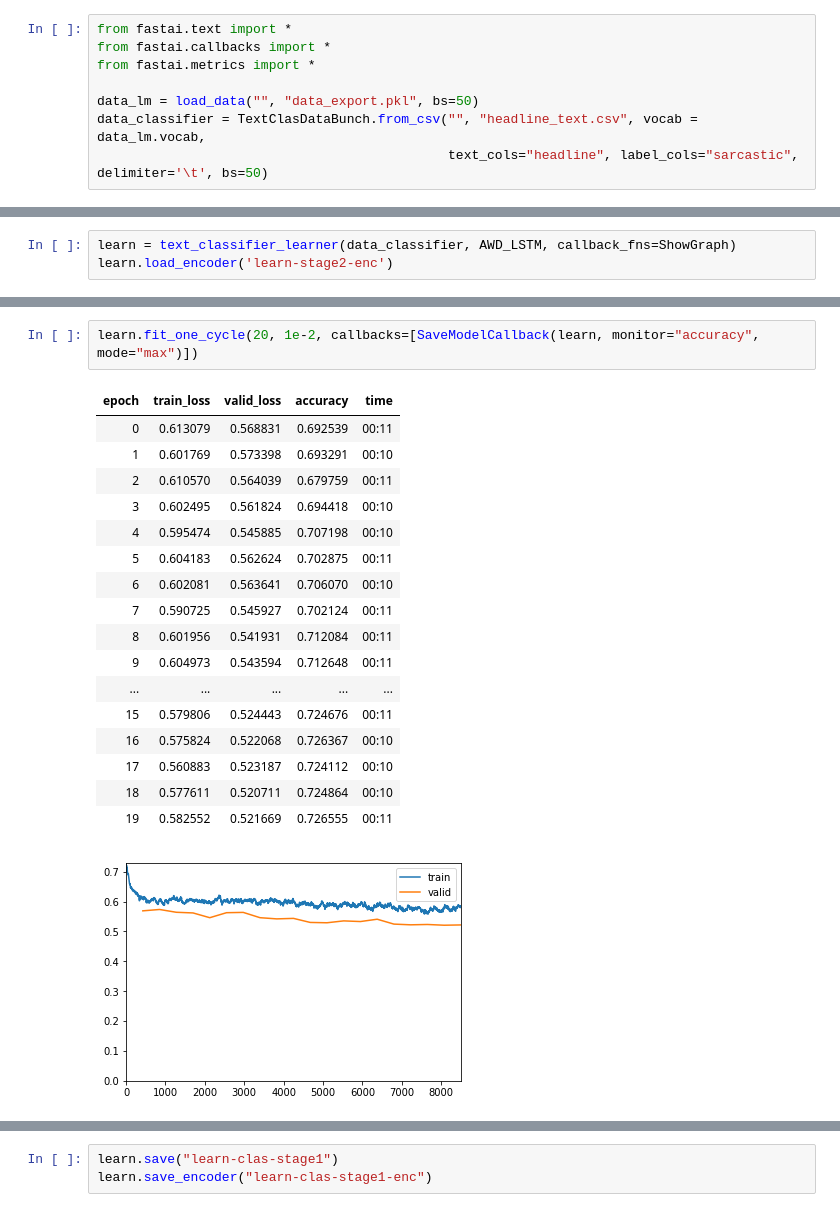
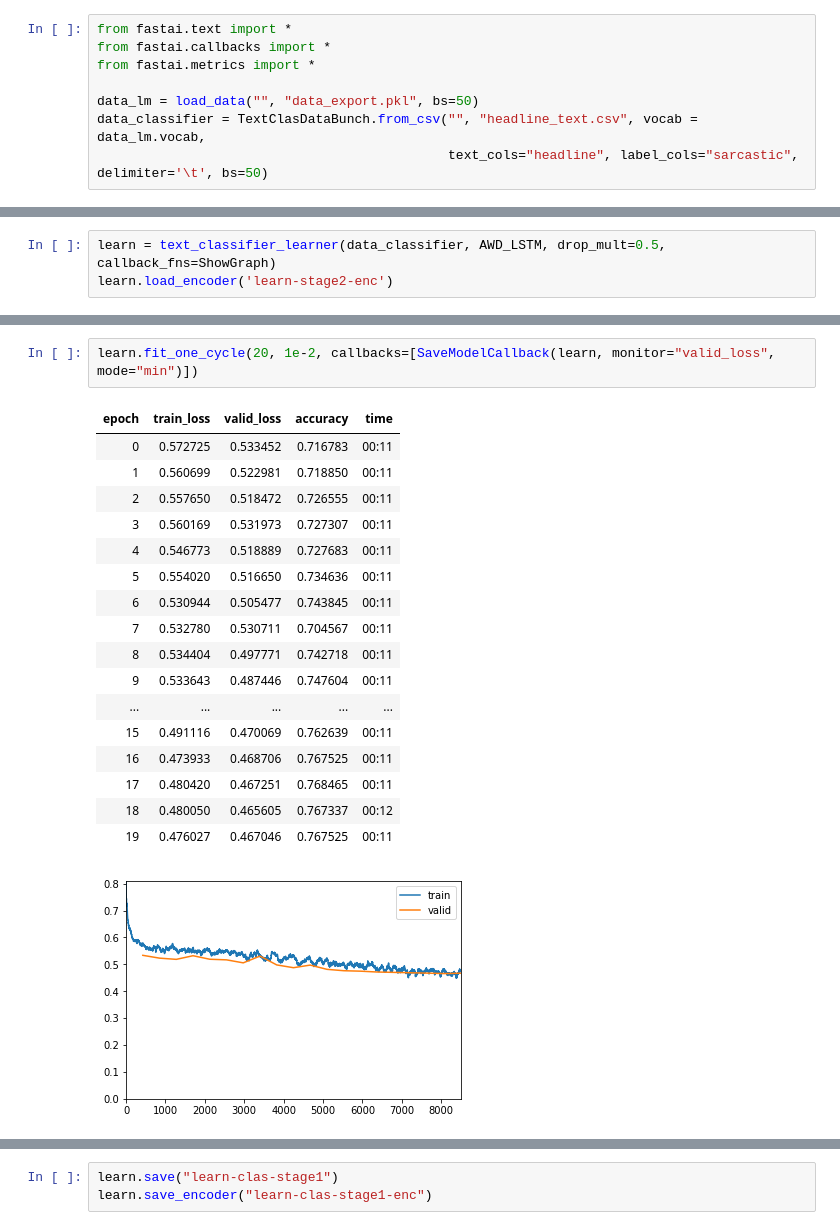
Before and after one commit to VicenteMoraes/SarcasmDetector, a Jupyter notebook: Classifier.ipynb, the cells around one changed output, grey strips where cells are left out. Drawn from its saved outputs; the diff is of its cells as text.

```diff
--- a/Classifier.ipynb
+++ b/Classifier.ipynb
@@ -33,5 +33,5 @@ data_classifier.show_batch()
 # %%
-learn = text_classifier_learner(data_classifier, AWD_LSTM, callback_fns=ShowGraph)
+learn = text_classifier_learner(data_classifier, AWD_LSTM, drop_mult=0.5, callback_fns=ShowGraph)
 learn.load_encoder('learn-stage2-enc')
 # %%
 learn.lr_find()
@@ -43,21 +43,21 @@ LR Finder is complete, type {learner_name}.recorder.plot() to see the graph.
 # %%
-learn.fit_one_cycle(20, 1e-2, callbacks=[SaveModelCallback(learn, monitor="accuracy", mode="max")])
+learn.fit_one_cycle(20, 1e-2, callbacks=[SaveModelCallback(learn, monitor="valid_loss", mode="min")])
 # %% [output]
 | epoch | train_loss | valid_loss | accuracy | time |
-| 0 | 0.613079 | 0.568831 | 0.692539 | 00:11 |
-| 1 | 0.601769 | 0.573398 | 0.693291 | 00:10 |
-| 2 | 0.610570 | 0.564039 | 0.679759 | 00:11 |
-| 3 | 0.602495 | 0.561824 | 0.694418 | 00:10 |
-| 4 | 0.595474 | 0.545885 | 0.707198 | 00:10 |
-| 5 | 0.604183 | 0.562624 | 0.702875 | 00:11 |
-| 6 | 0.602081 | 0.563641 | 0.706070 | 00:10 |
-| 7 | 0.590725 | 0.545927 | 0.702124 | 00:11 |
-| 8 | 0.601956 | 0.541931 | 0.712084 | 00:11 |
-| 9 | 0.604973 | 0.543594 | 0.712648 | 00:11 |
+| 0 | 0.572725 | 0.533452 | 0.716783 | 00:11 |
+| 1 | 0.560699 | 0.522981 | 0.718850 | 00:11 |
+| 2 | 0.557650 | 0.518472 | 0.726555 | 00:11 |
+| 3 | 0.560169 | 0.531973 | 0.727307 | 00:11 |
+| 4 | 0.546773 | 0.518889 | 0.727683 | 00:11 |
+| 5 | 0.554020 | 0.516650 | 0.734636 | 00:11 |
+| 6 | 0.530944 | 0.505477 | 0.743845 | 00:11 |
+| 7 | 0.532780 | 0.530711 | 0.704567 | 00:11 |
+| 8 | 0.534404 | 0.497771 | 0.742718 | 00:11 |
+| 9 | 0.533643 | 0.487446 | 0.747604 | 00:11 |
 | ... | ... | ... | ... | ... |
-| 15 | 0.579806 | 0.524443 | 0.724676 | 00:11 |
-| 16 | 0.575824 | 0.522068 | 0.726367 | 00:10 |
-| 17 | 0.560883 | 0.523187 | 0.724112 | 00:10 |
-| 18 | 0.577611 | 0.520711 | 0.724864 | 00:10 |
-| 19 | 0.582552 | 0.521669 | 0.726555 | 00:11 |
+| 15 | 0.491116 | 0.470069 | 0.762639 | 00:11 |
+| 16 | 0.473933 | 0.468706 | 0.767525 | 00:11 |
+| 17 | 0.480420 | 0.467251 | 0.768465 | 00:11 |
+| 18 | 0.480050 | 0.465605 | 0.767337 | 00:12 |
+| 19 | 0.476027 | 0.467046 | 0.767525 | 00:11 |
-[figure, old version]
+[figure, new version]
```
Also changed, not shown: parts of 7 cells of this notebook.
